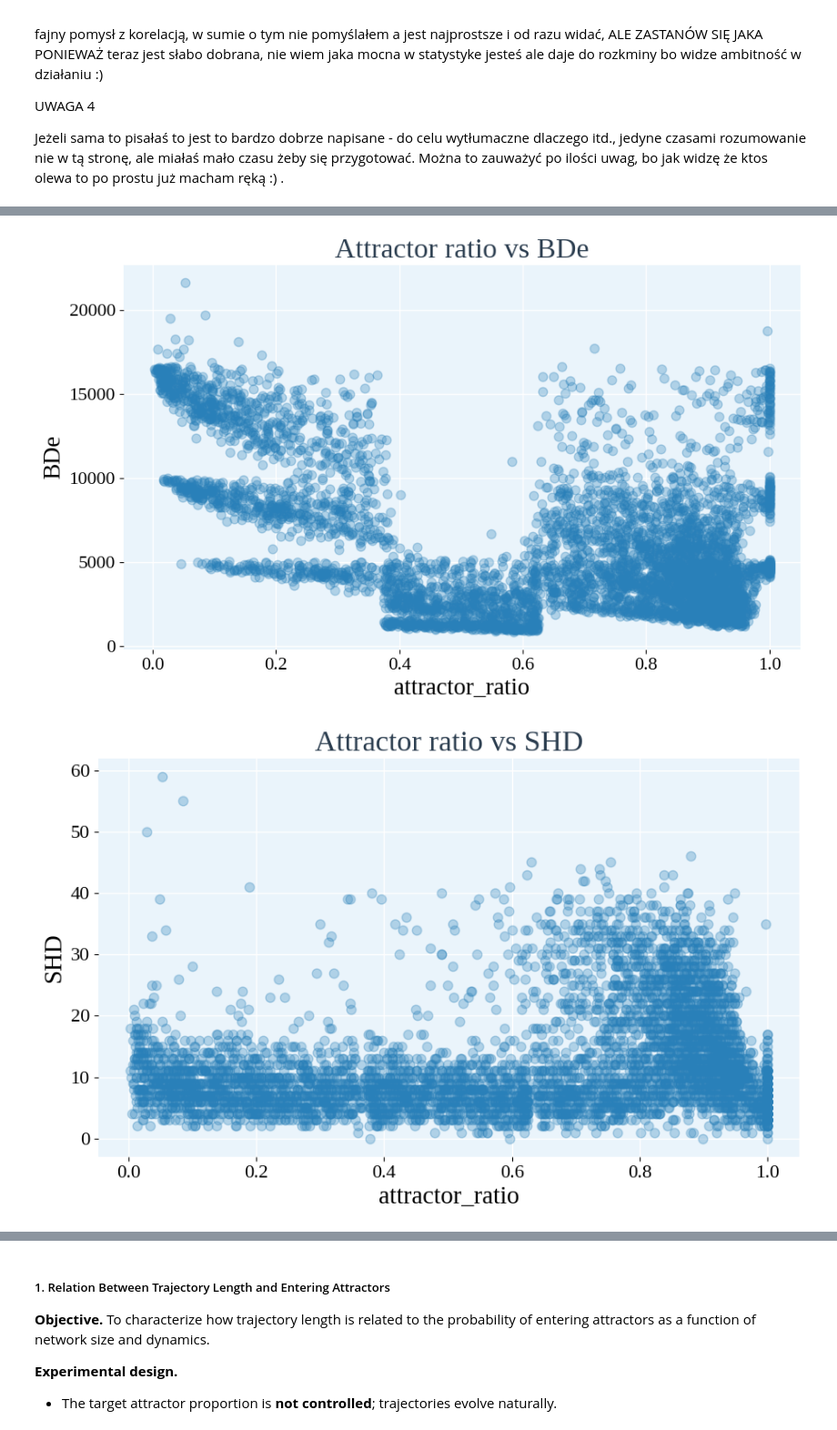
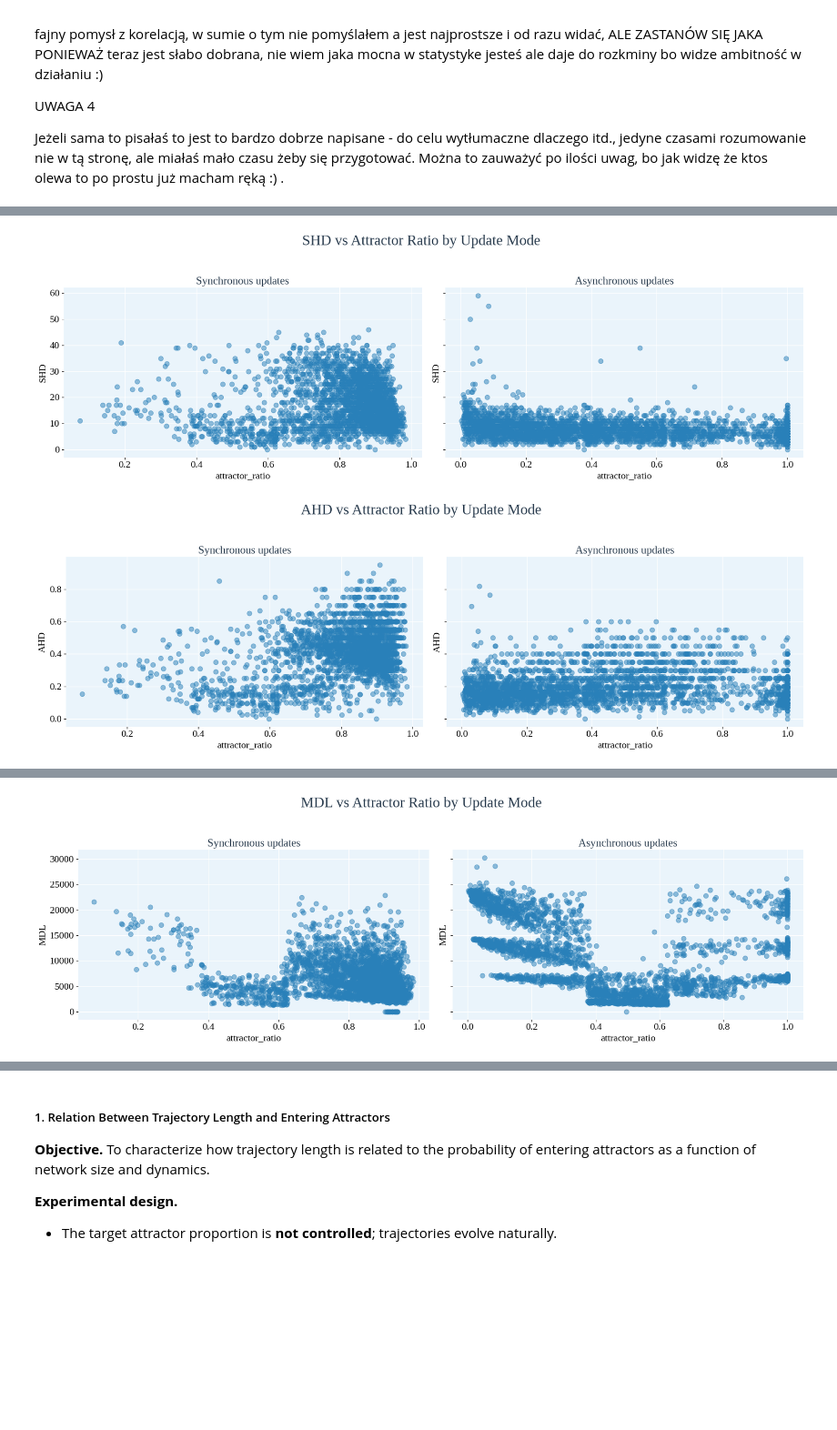
Before and after one commit to maxi7524/SAD2_final_project, a Jupyter notebook: notebooks/report_copy.ipynb, the cells around one changed output, grey strips where cells are left out. Shown at 91% size. Cells and saved outputs as stored; diff of their text form; code cells hidden in the pictures; blank space fills up the shorter version.

Commit message:
Analysis

```diff
--- a/notebooks/report_copy.ipynb
+++ b/notebooks/report_copy.ipynb
@@ -1,12 +1,9 @@
 # %%
-
 import pandas as pd
 from pathlib import Path
 from sad2_final_project.analysis import add_missing_metrics_from_experiment, loader_obsolete_data
 import os
-import seaborn as sns
-import matplotlib as plt
-from sad2_final_project.analysis import plot_scatter, plot_boxplot
+from sad2_final_project.analysis import plot_scatter, plot_boxplot, plot_scatter_subplots
 
 # paths
 ## set global dir
@@ -15,17 +12,11 @@ if cwd.name == "notebooks":
     os.chdir(cwd.parent)
 print(os.getcwd())
 ## create paths
-DATA_PATH = Path('data/trajectory_length_vs_attractors')
 DATA_PATH2 = Path('data/trajectory_length_vs_attractors1')
-DATA_PATH1 = Path('data/trajectory_length_vs_attractors2')
 
-df1 = loader_obsolete_data(DATA_PATH1 / 'results/metadata.csv', DATA_PATH1 / 'results/joined_results_trajectory_length_vs_attractors.csv')
-df = loader_obsolete_data(DATA_PATH / 'results/metadata.csv', DATA_PATH / 'results/joined_results_trajectory_length_vs_attractors.csv')
-df2 = loader_obsolete_data(DATA_PATH2 / 'results/metadata.csv', DATA_PATH2 / 'results/joined_results_trajectory_length_vs_attractors.csv')
+df = loader_obsolete_data(DATA_PATH2 / 'results/metadata.csv', DATA_PATH2 / 'results/joined_results_trajectory_length_vs_attractors.csv')
 metrics_list=['TP', 'FP', 'FN', 'precision', 'recall', 'sensitivity', 'AHD', 'SHD', 'EHD', 'SID']
-df = add_missing_metrics_from_experiment(df, DATA_PATH, metrics_list, after_column='attractor_ratio')
-df2 = add_missing_metrics_from_experiment(df2, DATA_PATH2, metrics_list, after_column='attractor_ratio')
-df1 = add_missing_metrics_from_experiment(df1, DATA_PATH1, metrics_list, after_column='attractor_ratio')
+df = add_missing_metrics_from_experiment(df, DATA_PATH2, metrics_list, after_column='attractor_ratio')
 # %% [markdown]
 ## Part 1
 # %% [markdown]
@@ -86,3 +77,5 @@ Depending on the experiment, averaging is performed over:
 - independently generated networks.
 
 The aggregation strategy is explicitly chosen for each experiment to match the source of variability under investigation.
+# %%
+df1 = df[df["trajectory_length"]>=10]
@@ -151,7 +247,10 @@ To further explore how dynamical properties relate to structural learning perfor
 # %%
-plot_scatter(df1, "attractor_ratio", "BDe", "Attractor ratio vs BDe")
-plot_scatter(df1, "attractor_ratio", "SHD", "Attractor ratio vs SHD")
-plot_scatter(df1, "attractor_ratio", "recall", "Attractor ratio vs recall")
+category_colors = ['#C0392B', '#2980B9', '#27AE60', '#F4D03F', '#8E44AD']
+
+plot_scatter_subplots(df1, x='attractor_ratio', y='SHD', title='SHD vs Attractor Ratio by Update Mode')
+plot_scatter_subplots(df1, x='attractor_ratio', y='AHD', title='AHD vs Attractor Ratio by Update Mode')
+plot_scatter_subplots(df1, x='attractor_ratio', y='BDe', title='BDE vs Attractor Ratio by Update Mode')
+plot_scatter_subplots(df1, x='attractor_ratio', y='MDL', title='MDL vs Attractor Ratio by Update Mode')
 # %% [output]
-[figure, old version]
+[figure, new version]
-[figure, old version]
+[figure, new version]
@@ -158,0 +258 @@ plot_scatter(df1, "attractor_ratio", "recall", "Attractor ratio vs recall")
+[figure, added]
```
Also changed, not shown: parts of 19 cells of this notebook, 1 other file.
